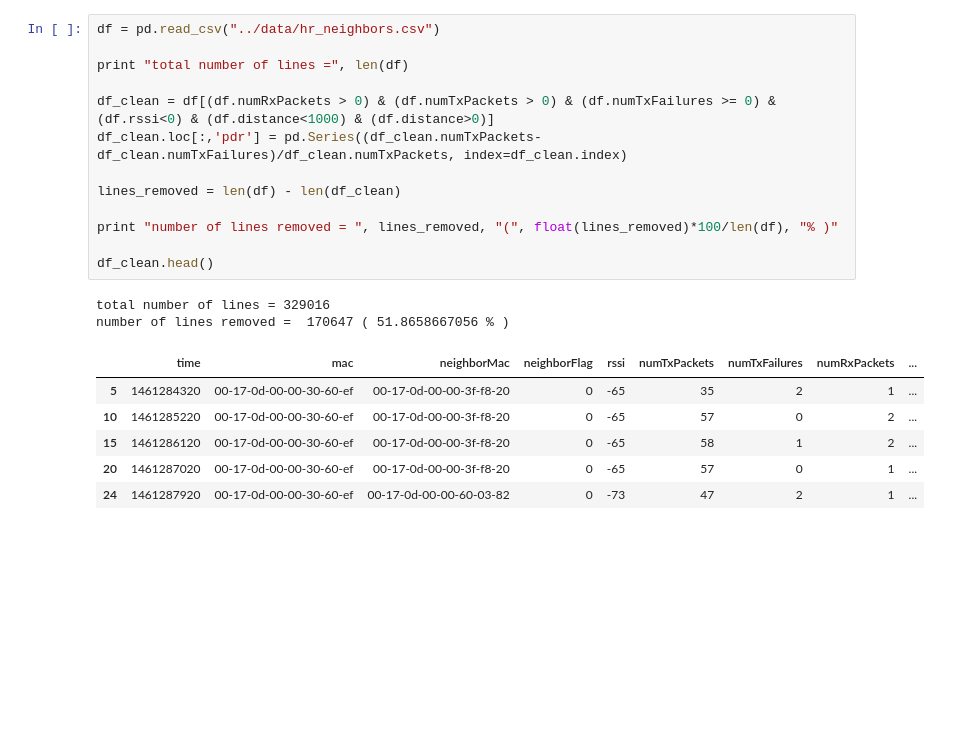
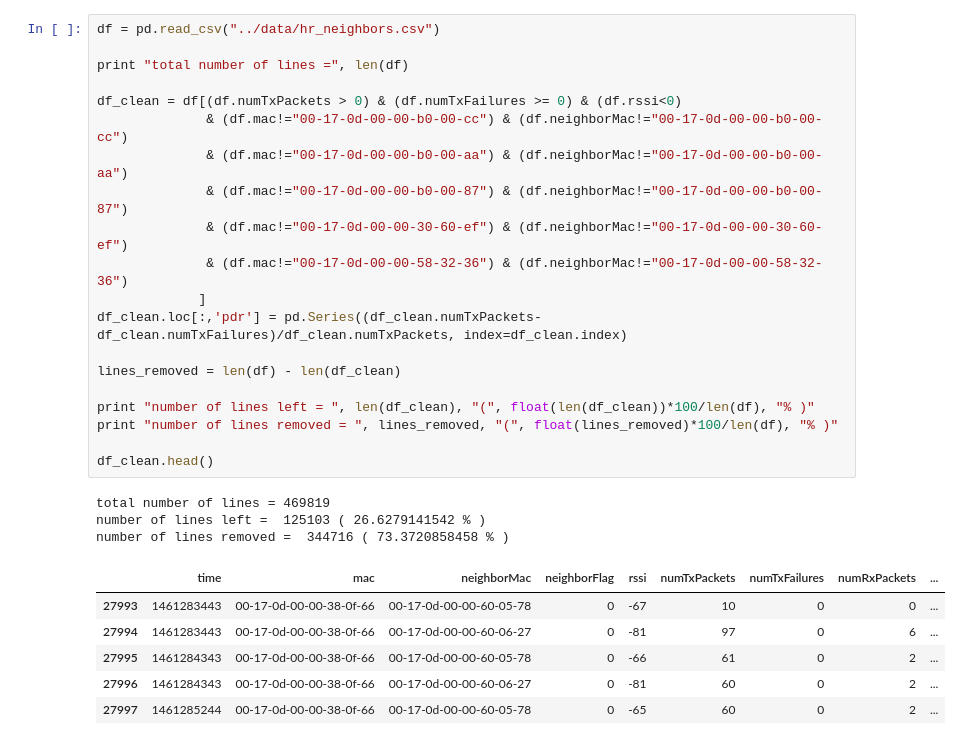
Before and after one commit to keomabrun/brun16chants, a Jupyter notebook: notebooks/rssi_pdr.ipynb, the cells around one changed output. Saved outputs shown, nothing was run; the diff lists cells and outputs as text; blank space fills up the shorter version.

```diff
--- a/notebooks/rssi_pdr.ipynb
+++ b/notebooks/rssi_pdr.ipynb
@@ -15,24 +15,32 @@ from datetime import datetime
 # %%
 df = pd.read_csv("../data/hr_neighbors.csv")
 
 print "total number of lines =", len(df)
 
-df_clean = df[(df.numRxPackets > 0) & (df.numTxPackets > 0) & (df.numTxFailures >= 0) & (df.rssi<0) & (df.distance<1000) & (df.distance>0)]
+df_clean = df[(df.numTxPackets > 0) & (df.numTxFailures >= 0) & (df.rssi<0)
+              & (df.mac!="00-17-0d-00-00-b0-00-cc") & (df.neighborMac!="00-17-0d-00-00-b0-00-cc")
+              & (df.mac!="00-17-0d-00-00-b0-00-aa") & (df.neighborMac!="00-17-0d-00-00-b0-00-aa")
+              & (df.mac!="00-17-0d-00-00-b0-00-87") & (df.neighborMac!="00-17-0d-00-00-b0-00-87")
+              & (df.mac!="00-17-0d-00-00-30-60-ef") & (df.neighborMac!="00-17-0d-00-00-30-60-ef")
+              & (df.mac!="00-17-0d-00-00-58-32-36") & (df.neighborMac!="00-17-0d-00-00-58-32-36")
+             ]
 df_clean.loc[:,'pdr'] = pd.Series((df_clean.numTxPackets-df_clean.numTxFailures)/df_clean.numTxPackets, index=df_clean.index)
 
 lines_removed = len(df) - len(df_clean)
 
+print "number of lines left = ", len(df_clean), "(", float(len(df_clean))*100/len(df), "% )"
 print "number of lines removed = ", lines_removed, "(", float(lines_removed)*100/len(df), "% )"
 
 df_clean.head()
 # %% [output]
-total number of lines = 329016
-number of lines removed =  170647 ( 51.8658667056 % )
+total number of lines = 469819
+number of lines left =  125103 ( 26.6279141542 % )
+number of lines removed =  344716 ( 73.3720858458 % )
 |  | time | mac | neighborMac | neighborFlag | rssi | numTxPackets | numTxFailures | numRxPackets | ... |
-| 5 | 1461284320 | 00-17-0d-00-00-30-60-ef | 00-17-0d-00-00-3f-f8-20 | 0 | -65 | 35 | 2 | 1 | ... |
-| 10 | 1461285220 | 00-17-0d-00-00-30-60-ef | 00-17-0d-00-00-3f-f8-20 | 0 | -65 | 57 | 0 | 2 | ... |
-| 15 | 1461286120 | 00-17-0d-00-00-30-60-ef | 00-17-0d-00-00-3f-f8-20 | 0 | -65 | 58 | 1 | 2 | ... |
-| 20 | 1461287020 | 00-17-0d-00-00-30-60-ef | 00-17-0d-00-00-3f-f8-20 | 0 | -65 | 57 | 0 | 1 | ... |
-| 24 | 1461287920 | 00-17-0d-00-00-30-60-ef | 00-17-0d-00-00-60-03-82 | 0 | -73 | 47 | 2 | 1 | ... |
+| 27993 | 1461283443 | 00-17-0d-00-00-38-0f-66 | 00-17-0d-00-00-60-05-78 | 0 | -67 | 10 | 0 | 0 | ... |
+| 27994 | 1461283443 | 00-17-0d-00-00-38-0f-66 | 00-17-0d-00-00-60-06-27 | 0 | -81 | 97 | 0 | 6 | ... |
+| 27995 | 1461284343 | 00-17-0d-00-00-38-0f-66 | 00-17-0d-00-00-60-05-78 | 0 | -66 | 61 | 0 | 2 | ... |
+| 27996 | 1461284343 | 00-17-0d-00-00-38-0f-66 | 00-17-0d-00-00-60-06-27 | 0 | -81 | 60 | 0 | 2 | ... |
+| 27997 | 1461285244 | 00-17-0d-00-00-38-0f-66 | 00-17-0d-00-00-60-05-78 | 0 | -65 | 60 | 0 | 2 | ... |
 # %%
 df_indexed = df_clean.set_index(df_clean["rssi"])
```
Also changed, not shown: parts of 1 cell of this notebook, 1 other file.
